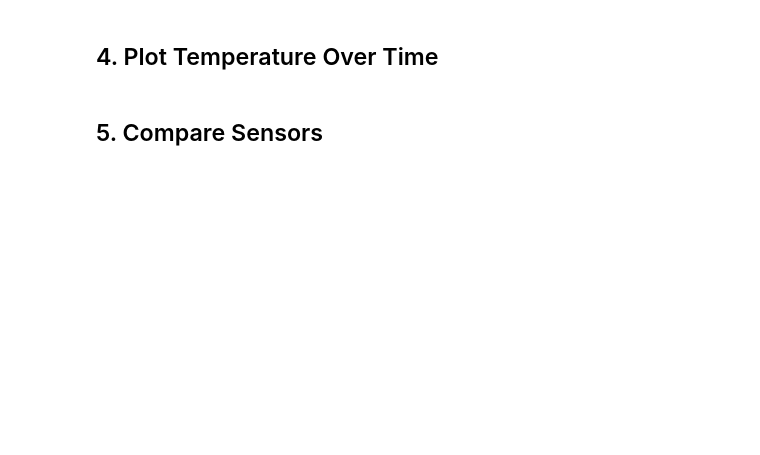
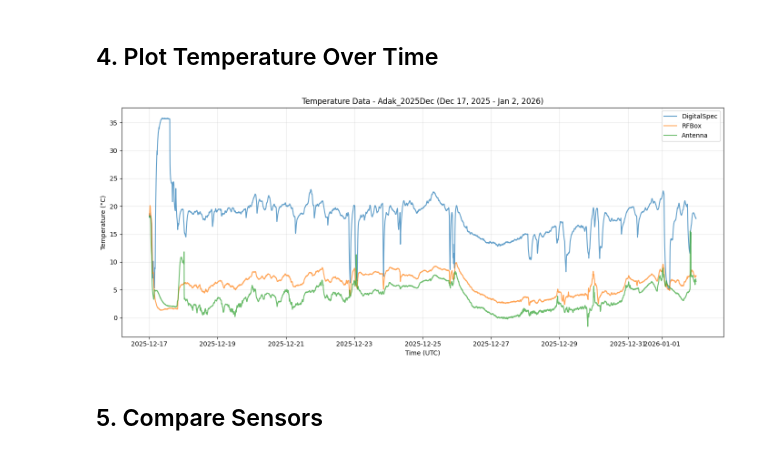
Before and after one commit to alhosani-abdulla/highz-temperature-db, a Jupyter notebook: examples/query_example.ipynb, the cells around one changed output. Cells and saved outputs as stored; diff of their text form; code cells hidden in the pictures; blank space fills up the shorter version.

```diff
--- a/examples/query_example.ipynb
+++ b/examples/query_example.ipynb
@@ -65,22 +98,29 @@ display(stats)
 # %%
 # Convert UTC to datetime for plotting
 df['datetime_utc'] = pd.to_datetime(df['time_utc'], unit='s', utc=True)
 
+# Filter to Dec 17, 2025 - Jan 2, 2026
+start_date = pd.Timestamp('2025-12-17', tz='UTC')
+end_date = pd.Timestamp('2026-01-02', tz='UTC')
+df_filtered = df[(df['datetime_utc'] >= start_date) & (df['datetime_utc'] <= end_date)]
+
 # Plot each sensor
 plt.figure(figsize=(14, 6))
 
-for sensor in df['sensor_registration'].unique():
-    sensor_data = df[df['sensor_registration'] == sensor]
+for sensor in df_filtered['sensor_registration'].unique():
+    sensor_data = df_filtered[df_filtered['sensor_registration'] == sensor]
     label = sensor_data['sensor_label'].iloc[0] if sensor_data['sensor_label'].iloc[0] else sensor
     plt.plot(sensor_data['datetime_utc'], sensor_data['value_c'], label=label, alpha=0.7)
 
 plt.xlabel('Time (UTC)')
 plt.ylabel('Temperature (°C)')
-plt.title(f'Temperature Data - {DEPLOYMENT}')
+plt.title(f'Temperature Data - {DEPLOYMENT} (Dec 17, 2025 - Jan 2, 2026)')
 plt.legend()
 plt.grid(True, alpha=0.3)
 plt.tight_layout()
 plt.show()
+# %% [output]
+[figure, added]
 # %% [markdown]
 ## 5. Compare Sensors
 # %%
```
Also changed, not shown: parts of 10 cells of this notebook, 1 other file.
